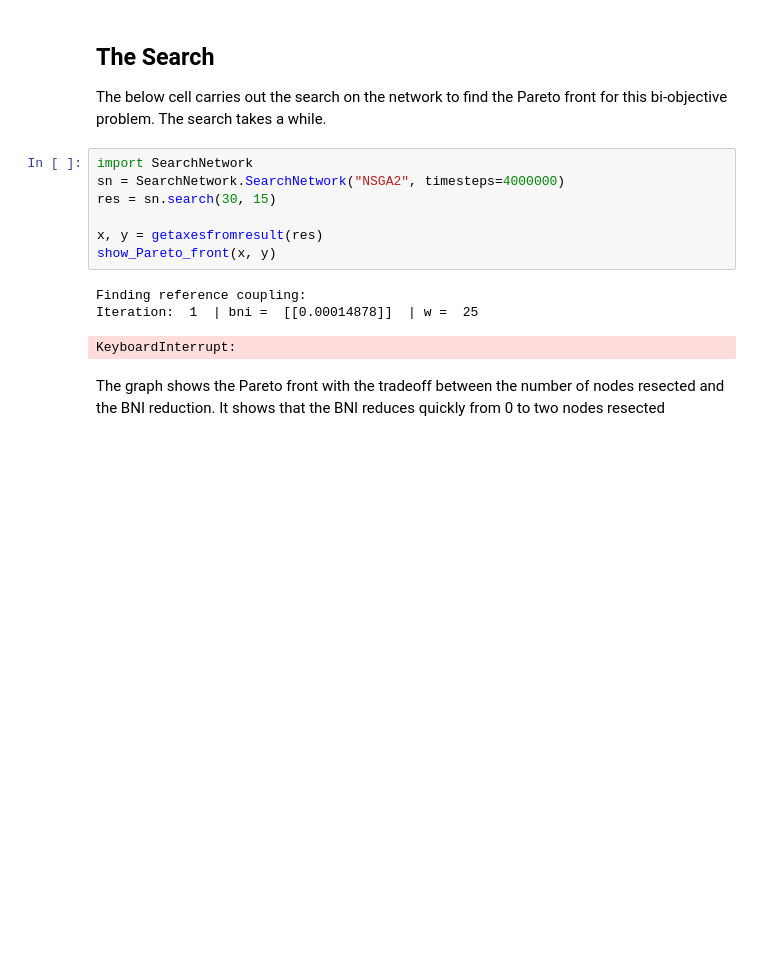
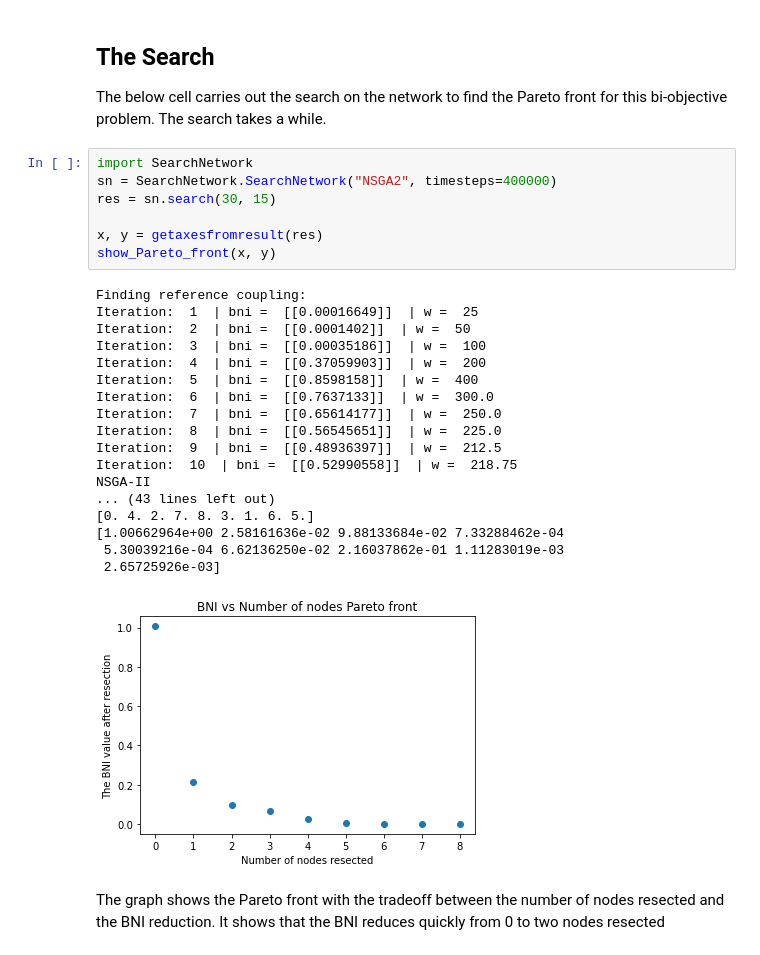
Before and after one commit to AlexReido/EpilepsyGroupProject, a Jupyter notebook: PythonCode/graphs_charts.ipynb, the cells around one changed output. Drawn from its saved outputs; the diff is of its cells as text; blank space fills up the shorter version.

Commit message:
Final graphs for prototype

```diff
--- a/PythonCode/graphs_charts.ipynb
+++ b/PythonCode/graphs_charts.ipynb
@@ -21,15 +21,30 @@ The below cell carries out the search on the network to find the Pareto front fo
 The search takes a while.
 # %%
 import SearchNetwork
-sn = SearchNetwork.SearchNetwork("NSGA2", timesteps=4000000)
+sn = SearchNetwork.SearchNetwork("NSGA2", timesteps=400000)
 res = sn.search(30, 15)
 
 x, y = getaxesfromresult(res)
 show_Pareto_front(x, y)
 # %% [output]
 Finding reference coupling:
-Iteration:  1  | bni =  [[0.00014878]]  | w =  25
+Iteration:  1  | bni =  [[0.00016649]]  | w =  25
+Iteration:  2  | bni =  [[0.0001402]]  | w =  50
+Iteration:  3  | bni =  [[0.00035186]]  | w =  100
+Iteration:  4  | bni =  [[0.37059903]]  | w =  200
+Iteration:  5  | bni =  [[0.8598158]]  | w =  400
+Iteration:  6  | bni =  [[0.7637133]]  | w =  300.0
+Iteration:  7  | bni =  [[0.65614177]]  | w =  250.0
+Iteration:  8  | bni =  [[0.56545651]]  | w =  225.0
+Iteration:  9  | bni =  [[0.48936397]]  | w =  212.5
+Iteration:  10  | bni =  [[0.52990558]]  | w =  218.75
+NSGA-II
+... (43 lines left out)
+[0. 4. 2. 7. 8. 3. 1. 6. 5.]
+[1.00662964e+00 2.58161636e-02 9.88133684e-02 7.33288462e-04
+ 5.30039216e-04 6.62136250e-02 2.16037862e-01 1.11283019e-03
+ 2.65725926e-03]
-KeyboardInterrupt:
+[figure, added]
 # %% [markdown]
 The graph shows the Pareto front with the tradeoff between the number of nodes resected and the BNI reduction.
 It shows that the BNI reduces quickly from 0 to two nodes resected
```
Also changed, not shown: parts of 9 cells of this notebook.
